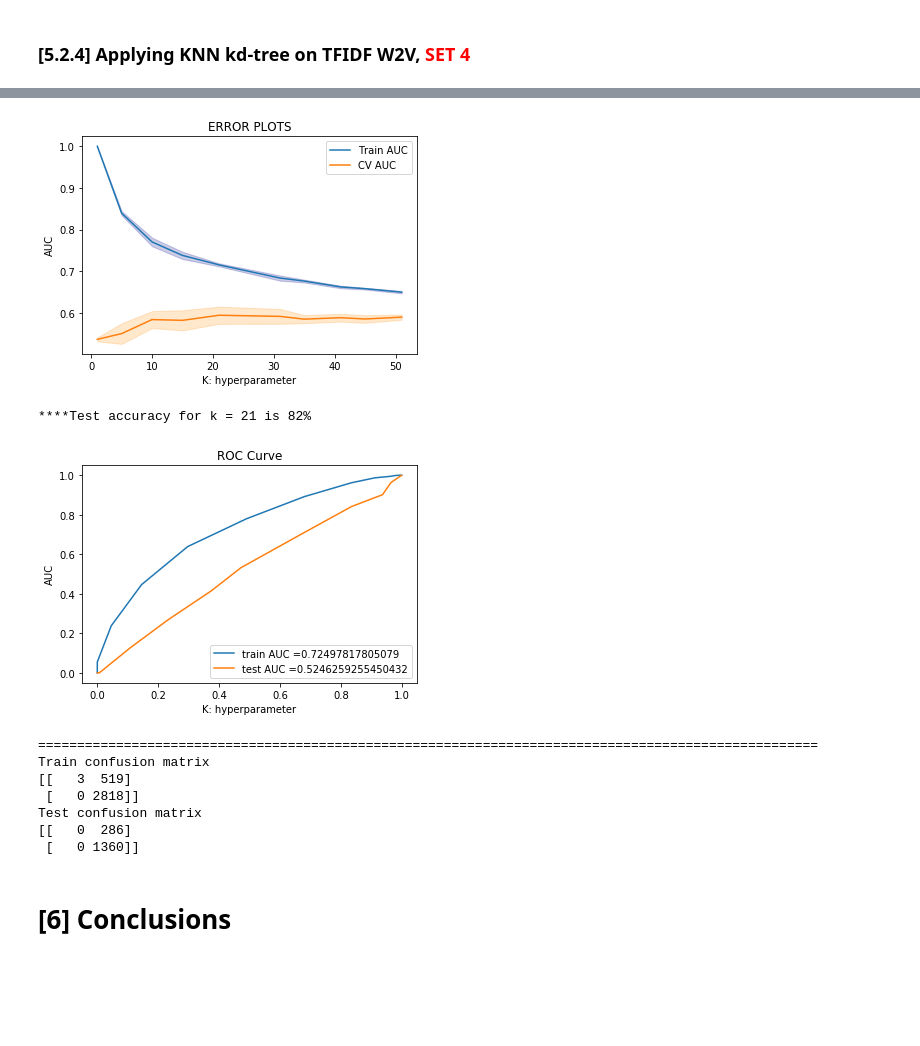
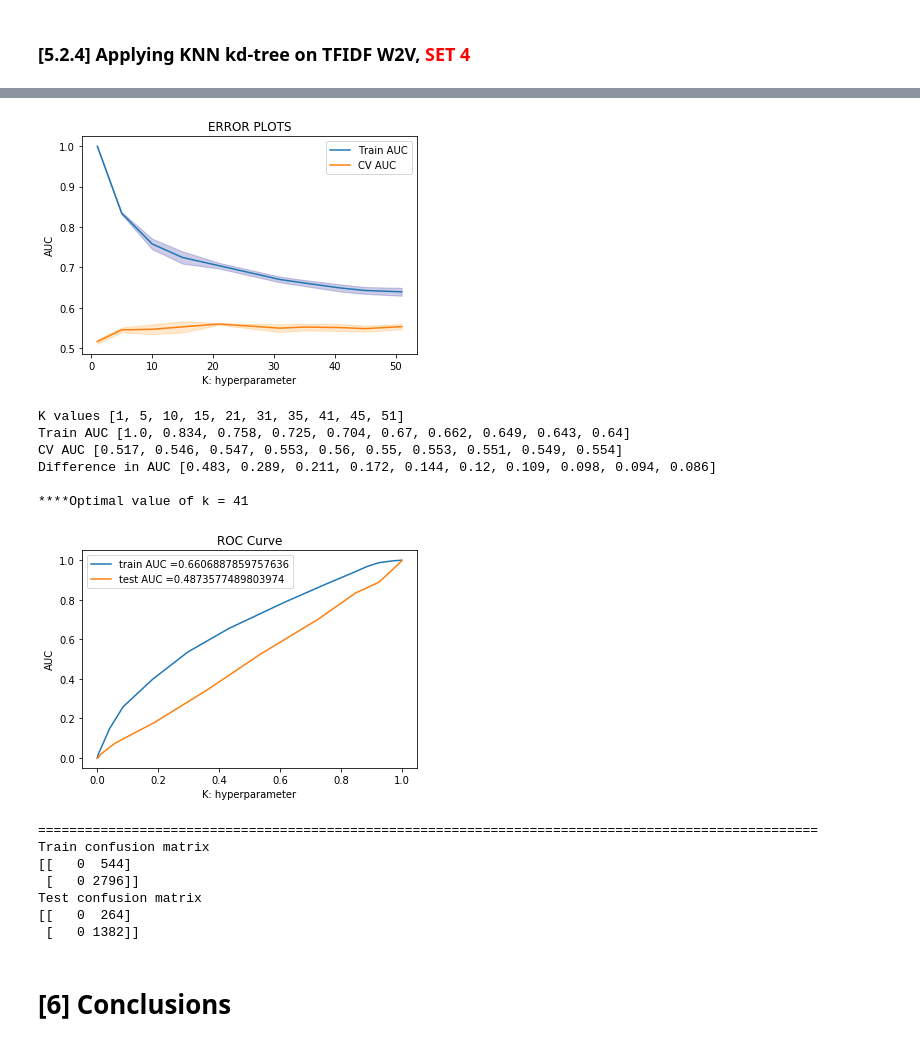
Before and after one commit to PhaneendraYedidi/Machine-Learning-Practices, a Jupyter notebook: 03_Amazon_Fine_Food_Reviews_Analysis_KNN.ipynb, the cells around one changed output, grey strips where cells are left out. Drawn from its saved outputs; the diff is of its cells as text; code cells hidden in the pictures; blank space fills up the shorter version.

```diff
--- a/03_Amazon_Fine_Food_Reviews_Analysis_KNN.ipynb
+++ b/03_Amazon_Fine_Food_Reviews_Analysis_KNN.ipynb
@@ -1140,8 +1172,7 @@ x_test = vectorizer.transform(x_test)
 
 #10 fold cross validation
 train_auc = [] ; cv_auc = []; cv_scores= [];
-myList = list(range(0,50))
-k = list(filter(lambda x: x % 2 != 0, myList))
+k = [1, 5, 10, 15, 21, 31,35, 41,45, 51]
 for i in k:
     # instantiate learning model
     knn = KNeighborsClassifier(n_neighbors=i,algorithm='kd_tree')
@@ -1158,11 +1189,6 @@ for i in k:
     train_auc.append(roc_auc_score(y_train,y_train_pred))
     cv_auc.append(roc_auc_score(y_cv, y_cv_pred))
 
-#Finding the best K value (Taken from https://kevinzakka.github.io/2016/07/13/k-nearest-neighbor/)
-MSE = [1 - x for x in cv_scores]
-
-optimal_k = k[MSE.index(min(MSE))]
-
 #Plotting the Error plot
 plt.plot(k, train_auc, label='Train AUC')
 plt.plot(k, cv_auc, label='CV AUC')
@@ -1172,11 +1198,15 @@ plt.ylabel("AUC")
 plt.title("ERROR PLOTS")
 plt.show()
 
+displayAUCInfo(k,train_auc,cv_auc)
+optimal_k = 41
+print('\n****Optimal value of k = %d' %(optimal_k))
+
 knn = KNeighborsClassifier(n_neighbors=optimal_k,algorithm='kd_tree')
 knn.fit(x_train.toarray(),y_train)
 pred = knn.predict(x_test.toarray())
-acc = accuracy_score(y_test, pred, normalize=True) * float(100)
-print('\n****Test accuracy for k = %d is %d%%' %(optimal_k,acc))
+#acc = accuracy_score(y_test, pred, normalize=True) * float(100)
+#print('\n****Test accuracy for k = %d is %d%%' %(optimal_k,acc))
 
 # roc_auc_score(y_true, y_score) the 2nd parameter should be probability estimates of the positive class
 # not the predicted outputs
@@ -1379,16 +1420,15 @@ plt.ylabel("AUC")
 plt.title("ERROR PLOTS")
 plt.show()
 
-#Finding the best K value (Taken from https://kevinzakka.github.io/2016/07/13/k-nearest-neighbor/)
-MSE = [1 - x for x in cv_auc]
-
-optimal_k = parameters['n_neighbors'][MSE.index(min(MSE))]
+displayAUCInfo(k,train_auc,cv_auc)
+optimal_k = 41
+print('\n****Optimal value of k = %d' %(optimal_k))
 
 knn = KNeighborsClassifier(n_neighbors=optimal_k,algorithm='kd_tree')
 knn.fit(x_train_vect,y_train)
 pred = knn.predict(x_test_vect)
-acc = accuracy_score(y_test, pred, normalize=True) * float(100)
-print('\n****Test accuracy for k = %d is %d%%' %(optimal_k,acc))
+#acc = accuracy_score(y_test, pred, normalize=True) * float(100)
+#print('\n****Test accuracy for k = %d is %d%%' %(optimal_k,acc))
 
 # roc_auc_score(y_true, y_score) the 2nd parameter should be probability estimates of the positive class
 # not the predicted outputs
@@ -1416,13 +1456,18 @@ W0804 15:52:30.060801 140630682589056 base_any2vec.py:1386] under 10 jobs per wo
-[figure, old version]
+[figure, new version]
-****Test accuracy for k = 21 is 82%
+K values [1, 5, 10, 15, 21, 31, 35, 41, 45, 51]
+Train AUC [1.0, 0.834, 0.758, 0.725, 0.704, 0.67, 0.662, 0.649, 0.643, 0.64]
+CV AUC [0.517, 0.546, 0.547, 0.553, 0.56, 0.55, 0.553, 0.551, 0.549, 0.554]
+Difference in AUC [0.483, 0.289, 0.211, 0.172, 0.144, 0.12, 0.109, 0.098, 0.094, 0.086]
+
+****Optimal value of k = 41
-[figure, old version]
+[figure, new version]
 ====================================================================================================
 Train confusion matrix
-[[   3  519]
- [   0 2818]]
+[[   0  544]
+ [   0 2796]]
 Test confusion matrix
-[[   0  286]
- [   0 1360]]
+[[   0  264]
+ [   0 1382]]
 # %% [markdown]
 # [6] Conclusions
 # %%
```
Also changed, not shown: parts of 11 cells of this notebook.
